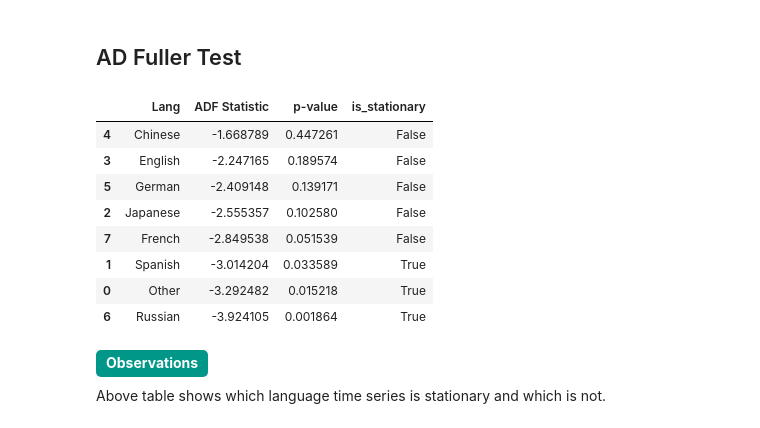
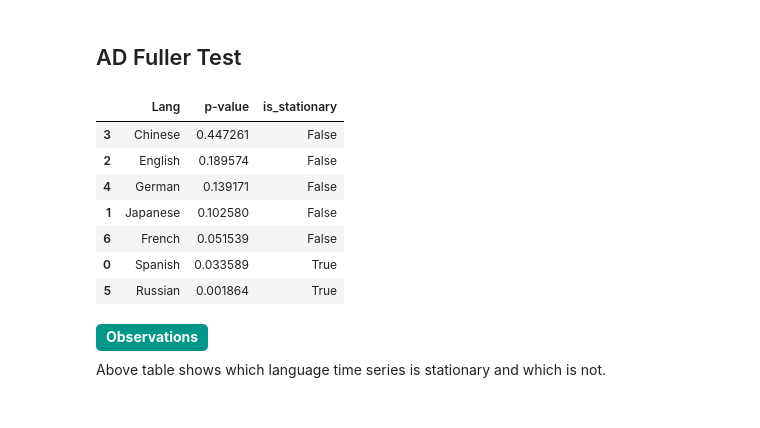
Before and after one commit to gautamnaik1994/AdEaseTimeSeriesForecastingCaseStudy, a Jupyter notebook: notebooks/CaseStudy.ipynb, the cells around one changed output. Saved outputs shown, nothing was run; the diff lists cells and outputs as text; code cells hidden in the pictures.

```diff
--- a/notebooks/CaseStudy.ipynb
+++ b/notebooks/CaseStudy.ipynb
@@ -351,5 +358,6 @@ df.write_parquet("../data/processed/df.parquet")
 df=pl.read_parquet("../data/processed/df.parquet").to_pandas()
 # %%
 df=df.set_index("dates")
+df=df.drop("Other", axis=1)
 df
 # %% [output]
@@ -370,5 +378,5 @@ df
 # %%
-columns = ['Other', 'Spanish', 'Japanese', 'English', 'Chinese', 'German', 'Russian', 'French']
+columns = ['Spanish', 'Japanese', 'English', 'Chinese', 'German', 'Russian', 'French']
 # %%
 columns
 # %% [output]
@@ -383,4 +384,5 @@ columns
 # %%
 df["Exog_scaled"] = df["Exog"]*df["English"]
 filtered_df = df[df["Exog_scaled"] > 0]
+df=df.drop("Exog_scaled", axis=1)
 # %%
@@ -428,25 +430,28 @@ for i, col in enumerate(columns):
 # Stationarity Check
 # %% [markdown]
 ## AD Fuller Test
+# %%
+def is_stationary(series, significance_level=0.05):
+    adf_test = adfuller(series)
+    p_value = adf_test[1]
+    return p_value < significance_level , p_value
 # %%
-adf_df = pd.DataFrame(columns=["Lang", "ADF Statistic", "p-value"])
+adf_df = pd.DataFrame(columns=["Lang", "p-value", "is_stationary"])
 
 for column in columns:
-    result = adfuller(df[column])
-    adf_df = pd.concat([adf_df, pd.DataFrame({"Lang": [column], "ADF Statistic": [result[0]], "p-value": [result[1]]})], ignore_index=True)
+    result, p_value = is_stationary(df[column])
+    adf_df = pd.concat([adf_df, pd.DataFrame({"Lang": [column], "p-value": p_value, "is_stationary": result})], ignore_index=True)
 
-adf_df["is_stationary"] = adf_df["p-value"] < 0.05
 adf_df.sort_values("p-value", ascending=False)
 # %% [output]
-|  | Lang | ADF Statistic | p-value | is_stationary |
-| 4 | Chinese | -1.668789 | 0.447261 | False |
-| 3 | English | -2.247165 | 0.189574 | False |
-| 5 | German | -2.409148 | 0.139171 | False |
-| 2 | Japanese | -2.555357 | 0.102580 | False |
-| 7 | French | -2.849538 | 0.051539 | False |
-| 1 | Spanish | -3.014204 | 0.033589 | True |
-| 0 | Other | -3.292482 | 0.015218 | True |
-| 6 | Russian | -3.924105 | 0.001864 | True |
+|  | Lang | p-value | is_stationary |
+| 3 | Chinese | 0.447261 | False |
+| 2 | English | 0.189574 | False |
+| 4 | German | 0.139171 | False |
+| 1 | Japanese | 0.102580 | False |
+| 6 | French | 0.051539 | False |
+| 0 | Spanish | 0.033589 | True |
+| 5 | Russian | 0.001864 | True |
 # %% [markdown]
 <b style='padding: 4px 10px 6px 10px;border-radius: 5px;background: #009688;color: #fff;display: inline-block;'>Observations</b>
 
```
Also changed, not shown: parts of 39 cells of this notebook, 2 other files.
